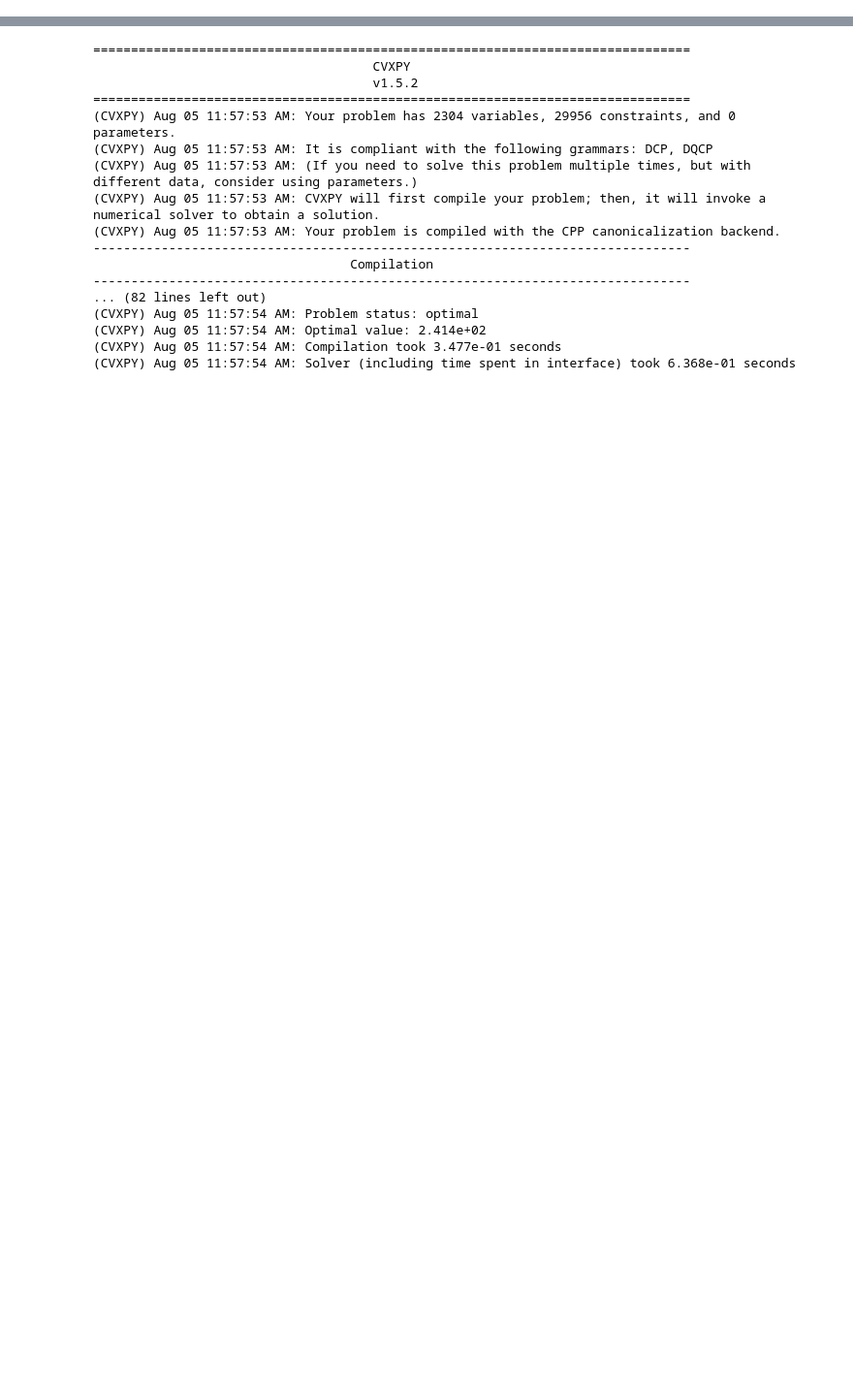
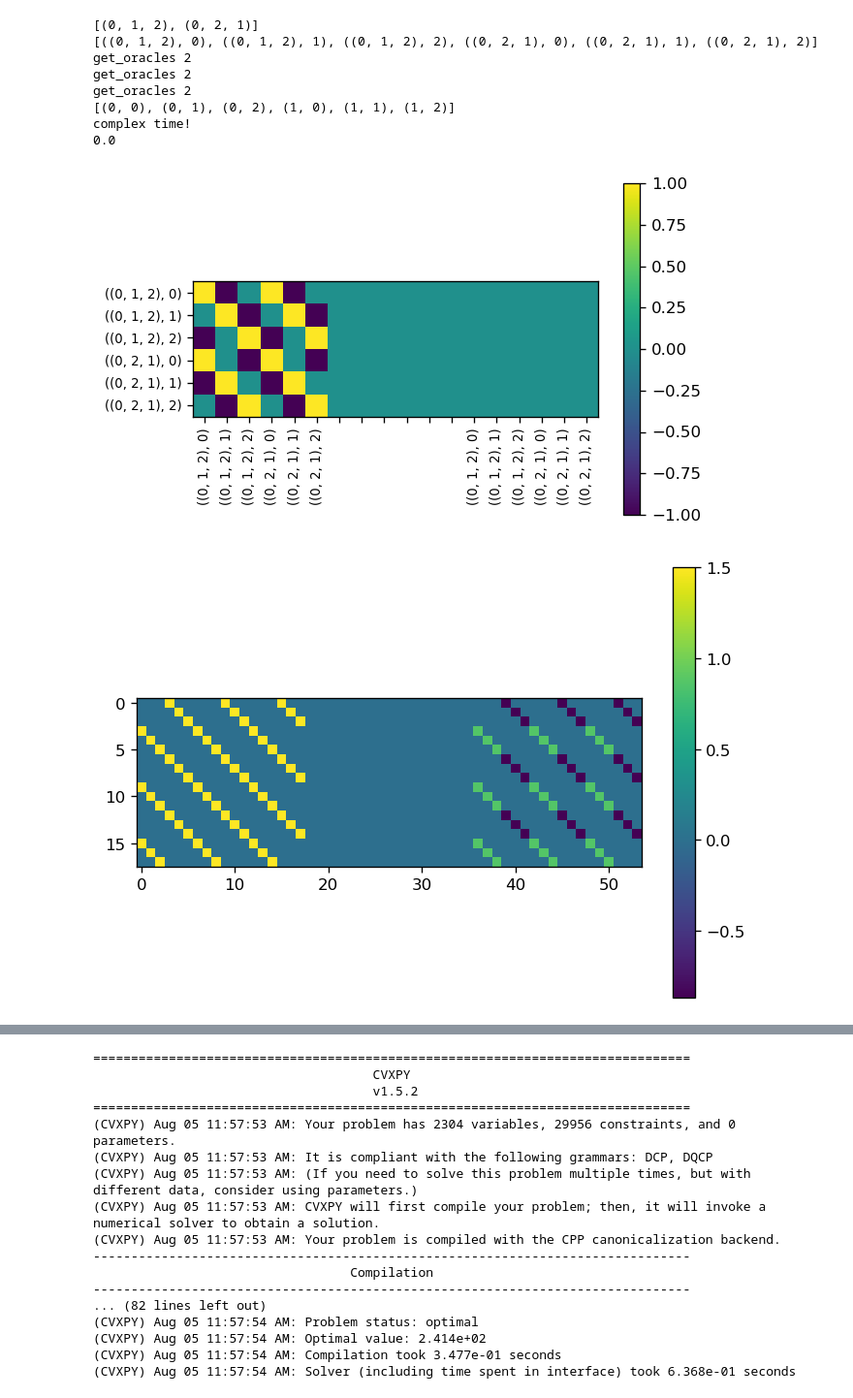
Before and after one commit to blake-holman/ED_Adversaries, a Jupyter notebook: Relative.ipynb, the cells around one changed output, grey strips where cells are left out. Shown at 97% size. Drawn from its saved outputs; the diff is of its cells as text; code cells hidden in the pictures; blank space fills up the shorter version.

```diff
--- a/Relative.ipynb
+++ b/Relative.ipynb
@@ -396,7 +397,7 @@ def cycle_to_standard(cycle, nonstandard=True):
     perm = list(range(n))
     for i in range(n):
         perm[cycle[i]] = cycle[(i+1)%n]
-    return perm
+    return tuple(perm)
 def get_shift(perm, k, l):
     # take p_{k+1}->...->p_l and insert and put it at the end
     cycle_perm = get_all_cycles(perm)[0]
@@ -541,5 +542,53 @@ def real_phase_oracle(func):
     roots = nthRootsOfUnity2(n)
     oracle = np.zeros((n,n), dtype=complex)
     for i in range(n):
-        oracle[i,i] = roots[i]
+        oracle[i,i] = roots[func[i]]
     return oracle
+
+def unitary_implementation(problem_mats):
+    # problem_dict[i]=(oracle_i, unitary_i)
+    n = problem_mats[0][0].shape[0]
+    problem_index_to_label = list(product(range(len(problem_mats)), range(n)))
+    label_to_index = {problem_index_to_label[i]: i for i in range(len(problem_mats))}
+    size = len(problem_index_to_label)
+    problem_mask = np.zeros((size, size), dtype=complex)
+    print(problem_index_to_label)
+    start_end_vectors = []
+    for oracle, unitary in problem_mats:
+        for i in range(n):
+            start_end_vectors.append(((np.eye(1, n, i).T).T, (unitary@np.eye(1, n, i).T).T))
+
+    for i in range(size):
+        for j in range(size):
+            start_i, end_i = start_end_vectors[i]
+            start_j, end_j = start_end_vectors[j]
+            problem_mask[i,j] = np.inner(np.conj(start_i), start_j)[0,0] - np.inner(np.conj(end_i), start_j)[0,0]
+    oracles_for_diff = [problem_mats[i][0] for _ in range(n) for i in range(len(problem_mats))]
+    diffs = get_oracle_diffs(oracles_for_diff)
+    return problem_mask, diffs
+# %%
+n= 3
+perms = get_cycles(n)
+print(perms)
+labels = list(product(perms, range(n)))
+print(labels)
+standard_perms = [cycle_to_standard(cycle) for cycle in perms]
+permutation_oracles = get_oracles(standard_perms, permutation_oracle, to_list=True)
+phase_oracles = get_oracles(standard_perms, real_phase_oracle, to_list=True)
+standard_oracles = get_oracles(standard_perms, standard_oracle, to_list=True)
+
+problem_mask, diffs = unitary_implementation(list(zip(phase_oracles, permutation_oracles)))
+visualize(problem_mask,(labels, labels), complex=True)
+visualize(diffs, complex=True)
+Lambda, Y, W = relative_hadamard_norm_max(problem_mask, diffs, problem_mask.shape[0], uni=True)
+# %% [output]
+[(0, 1, 2), (0, 2, 1)]
+[((0, 1, 2), 0), ((0, 1, 2), 1), ((0, 1, 2), 2), ((0, 2, 1), 0), ((0, 2, 1), 1), ((0, 2, 1), 2)]
+get_oracles 2
+get_oracles 2
+get_oracles 2
+[(0, 0), (0, 1), (0, 2), (1, 0), (1, 1), (1, 2)]
+complex time!
+0.0
+[figure, added]
+[figure, added]
```
Also changed, not shown: parts of 3 cells of this notebook, 2 other files.
